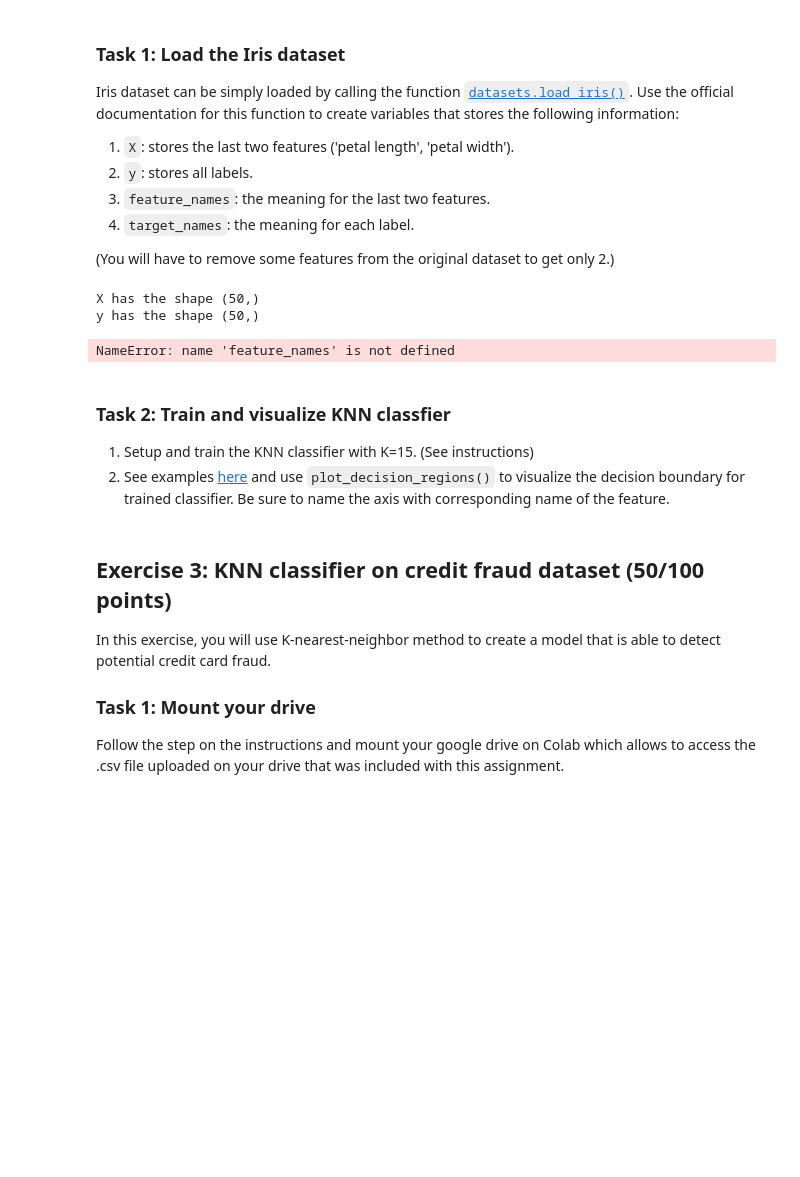
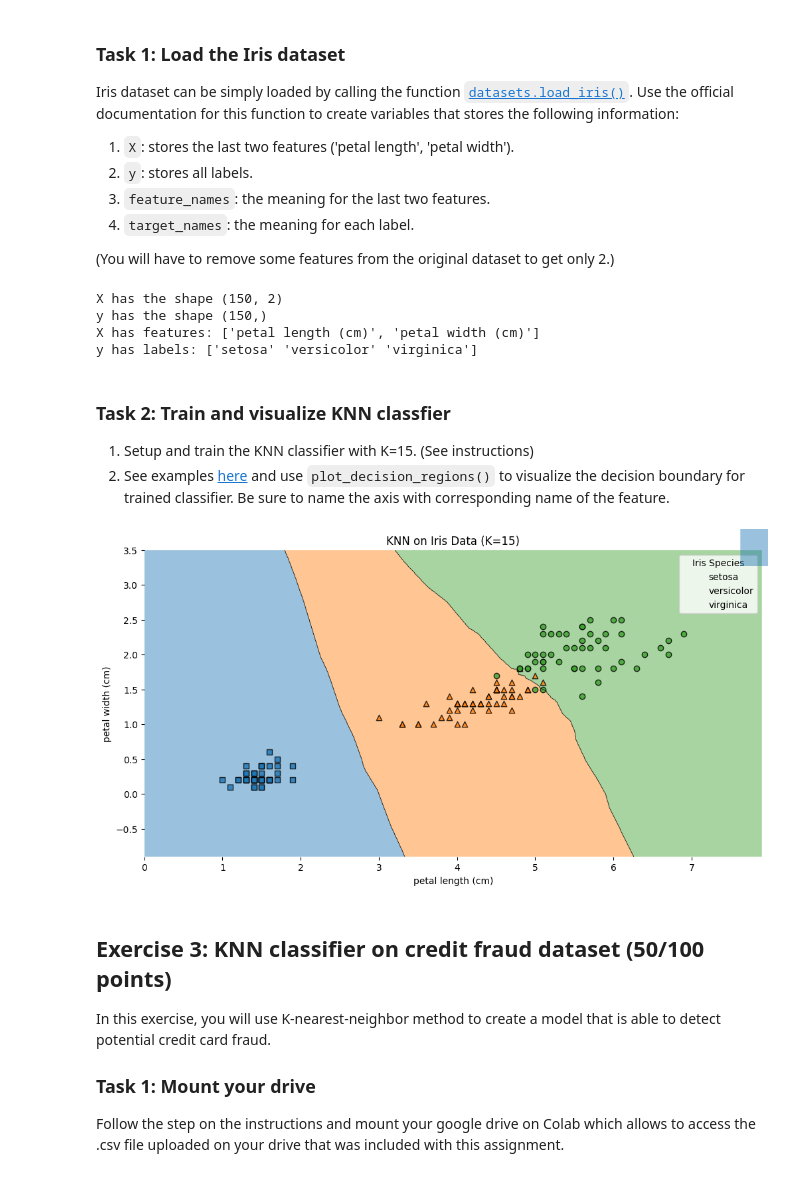
Before and after one commit to alex42p/ECE473-hw3, a Jupyter notebook: Assignment_03_Exercise.ipynb, the cells around one changed output. Drawn from its saved outputs; the diff is of its cells as text; code cells hidden in the pictures; blank space fills up the shorter version.

Commit message:
Exercise 2 99% completed - still need to fix legend in task 2 (KNN Classifier)

```diff
--- a/Assignment_03_Exercise.ipynb
+++ b/Assignment_03_Exercise.ipynb
@@ -109,13 +109,11 @@ from sklearn import datasets
 rng = np.random.RandomState(5) # use this if you need to generate a random sample
 
 ####################         YOUR CODE         ####################
-
-
-
-
-
-
-
+data = datasets.load_iris()
+X = data.data[:,-2:] # slice last two columns of features
+y = data.target # target is the labels
+feature_names = data.feature_names[-2:]
+target_names = data.target_names
 ####################         END CODE          ####################
 
 print(f'X has the shape {X.shape}')
@@ -123,9 +121,10 @@ print(f'y has the shape {y.shape}')
 print(f'X has features: {feature_names}')
 print(f'y has labels: {target_names}')
 # %% [output]
-X has the shape (50,)
-y has the shape (50,)
+X has the shape (150, 2)
+y has the shape (150,)
+X has features: ['petal length (cm)', 'petal width (cm)']
+y has labels: ['setosa' 'versicolor' 'virginica']
-NameError: name 'feature_names' is not defined
 # %% [markdown]
 ### Task 2: Train and visualize KNN classfier
 1. Setup and train the KNN classifier with K=15. (See instructions)
@@ -133,19 +132,26 @@ NameError: name 'feature_names' is not defined
 # %%
 import matplotlib.pyplot as plt
 from sklearn.neighbors import KNeighborsClassifier
-from mlxtend.plotting import plot_decision_regions
+from mlxtend.plotting import plot_decision_regions # pip install mlxtend
 
 rng = np.random.RandomState(5) # use this if you need to generate a random sample
 
 ####################         YOUR CODE         ####################
+K = 15
+knn = KNeighborsClassifier(n_neighbors=K)
+knn.fit(X, y)
 
-
-
-
-
-
-
+plt.figure(figsize=(12,6))
+plot_decision_regions(X, y, clf=knn)
+plt.xlabel(feature_names[0])
+plt.ylabel(feature_names[1])
+plt.title('KNN on Iris Data (K=15)')
+# figure out how to get the colors next to the species names in the legend
+plt.legend(loc='best', title='Iris Species', labels=target_names)
+plt.show()
 ####################         END CODE          ####################
+# %% [output]
+[figure, added]
 # %% [markdown]
 ## Exercise 3: KNN classifier on credit fraud dataset (50/100 points)
 In this exercise, you will use K-nearest-neighbor method to create a model that is able to detect potential credit card fraud.
```
Also changed, not shown: parts of 3 cells of this notebook.
